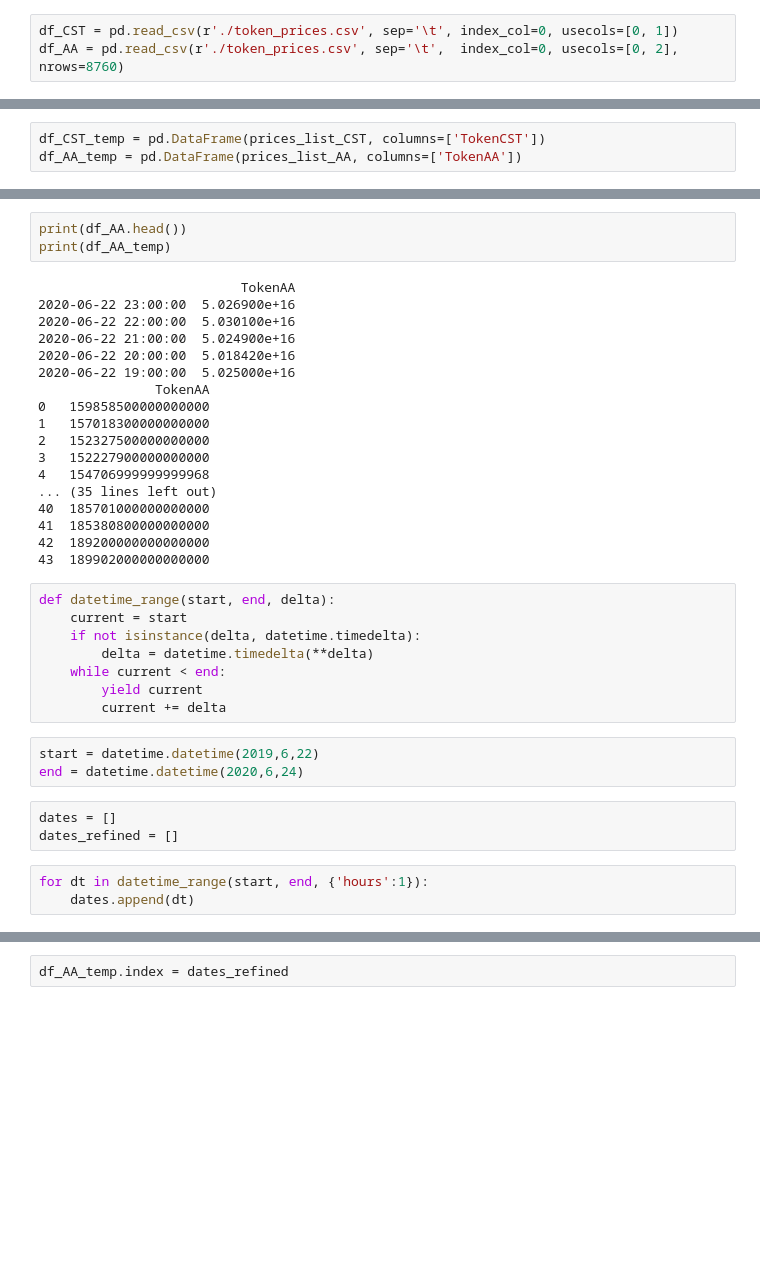
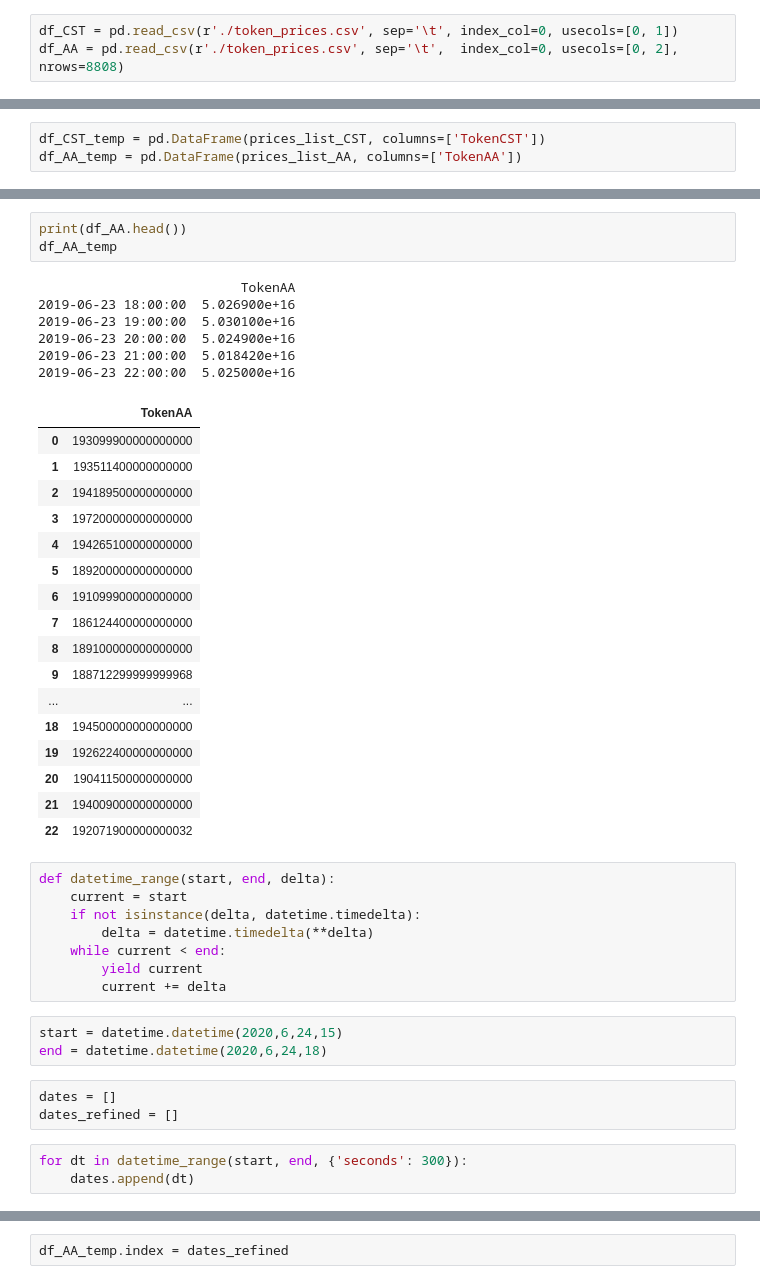
Before and after one commit to francescomarcolli/blockchain_prj, a Jupyter notebook: pyscripts/challenge_scripts/trading_strategy/read_prices.ipynb, the cells around one changed output, grey strips where cells are left out. Drawn from its saved outputs; the diff is of its cells as text; blank space fills up the shorter version.

```diff
--- a/pyscripts/challenge_scripts/trading_strategy/read_prices.ipynb
+++ b/pyscripts/challenge_scripts/trading_strategy/read_prices.ipynb
@@ -42,5 +42,5 @@ Opening the contract...
 Finished opening.
 # %%
 df_CST = pd.read_csv(r'./token_prices.csv', sep='\t', index_col=0, usecols=[0, 1])
-df_AA = pd.read_csv(r'./token_prices.csv', sep='\t',  index_col=0, usecols=[0, 2], nrows=8760)
+df_AA = pd.read_csv(r'./token_prices.csv', sep='\t',  index_col=0, usecols=[0, 2], nrows=8808)
 # %%
@@ -104,24 +134,30 @@ print(df_CST_temp)
 # %%
 print(df_AA.head())
-print(df_AA_temp)
+df_AA_temp
 # %% [output]
                           TokenAA
-2020-06-22 23:00:00  5.026900e+16
-2020-06-22 22:00:00  5.030100e+16
-2020-06-22 21:00:00  5.024900e+16
-2020-06-22 20:00:00  5.018420e+16
-2020-06-22 19:00:00  5.025000e+16
-               TokenAA
-0   159858500000000000
-1   157018300000000000
-2   152327500000000000
-3   152227900000000000
-4   154706999999999968
-... (35 lines left out)
-40  185701000000000000
-41  185380800000000000
-42  189200000000000000
-43  189902000000000000
+2019-06-23 18:00:00  5.026900e+16
+2019-06-23 19:00:00  5.030100e+16
+2019-06-23 20:00:00  5.024900e+16
+2019-06-23 21:00:00  5.018420e+16
+2019-06-23 22:00:00  5.025000e+16
+|  | TokenAA |
+| 0 | 193099900000000000 |
+| 1 | 193511400000000000 |
+| 2 | 194189500000000000 |
+| 3 | 197200000000000000 |
+| 4 | 194265100000000000 |
+| 5 | 189200000000000000 |
+| 6 | 191099900000000000 |
+| 7 | 186124400000000000 |
+| 8 | 189100000000000000 |
+| 9 | 188712299999999968 |
+| ... | ... |
+| 18 | 194500000000000000 |
+| 19 | 192622400000000000 |
+| 20 | 190411500000000000 |
+| 21 | 194009000000000000 |
+| 22 | 192071900000000032 |
 # %%
 def datetime_range(start, end, delta):
     current = start
@@ -131,11 +167,11 @@ def datetime_range(start, end, delta):
         yield current
         current += delta
 # %%
-start = datetime.datetime(2019,6,22)
-end = datetime.datetime(2020,6,24)
+start = datetime.datetime(2020,6,24,15)
+end = datetime.datetime(2020,6,24,18)
 # %%
 dates = []
 dates_refined = []
 # %%
-for dt in datetime_range(start, end, {'hours':1}):
+for dt in datetime_range(start, end, {'seconds': 300}):
     dates.append(dt)
```
Also changed, not shown: parts of 28 cells of this notebook, 2 other files.
